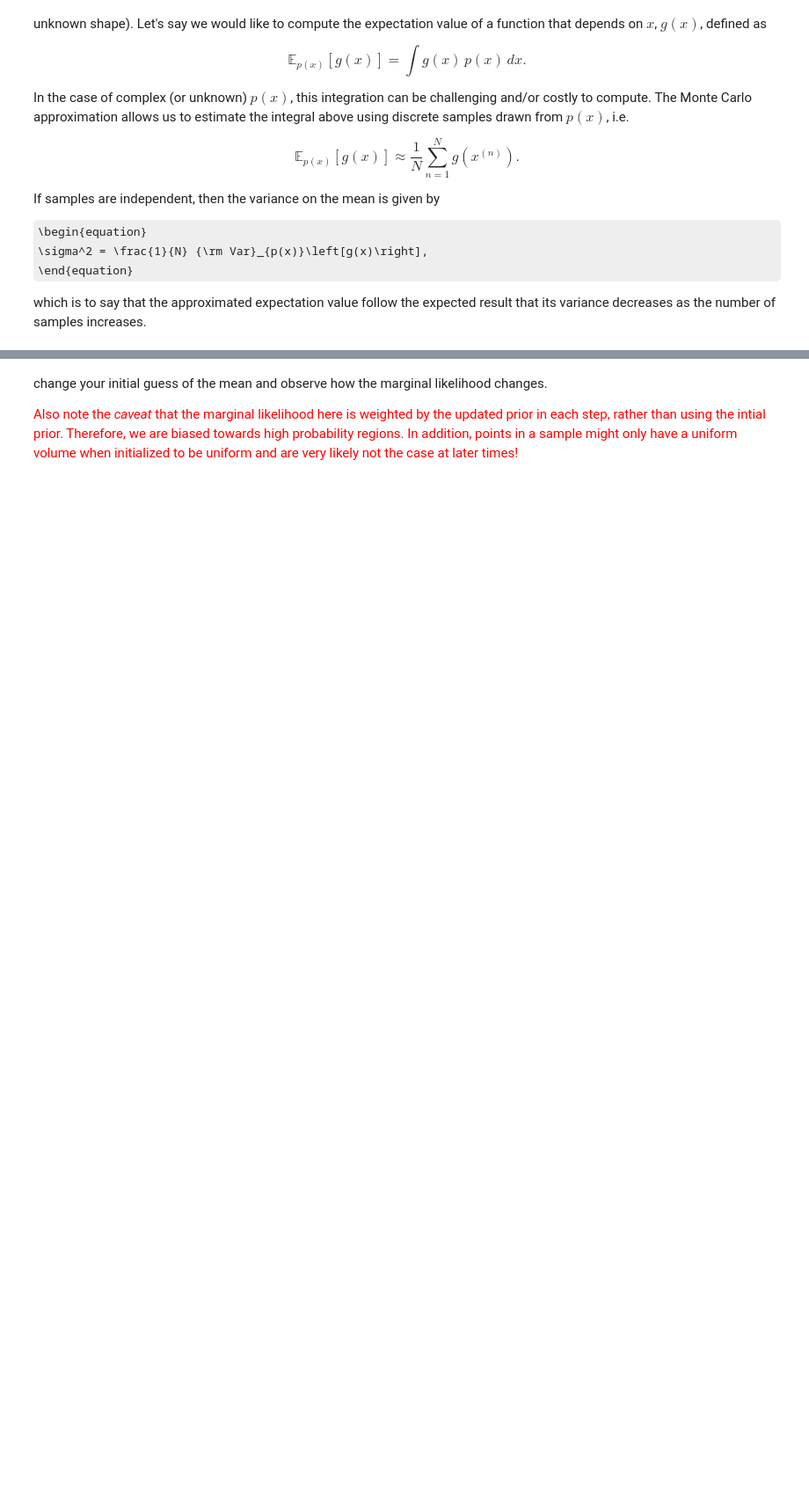
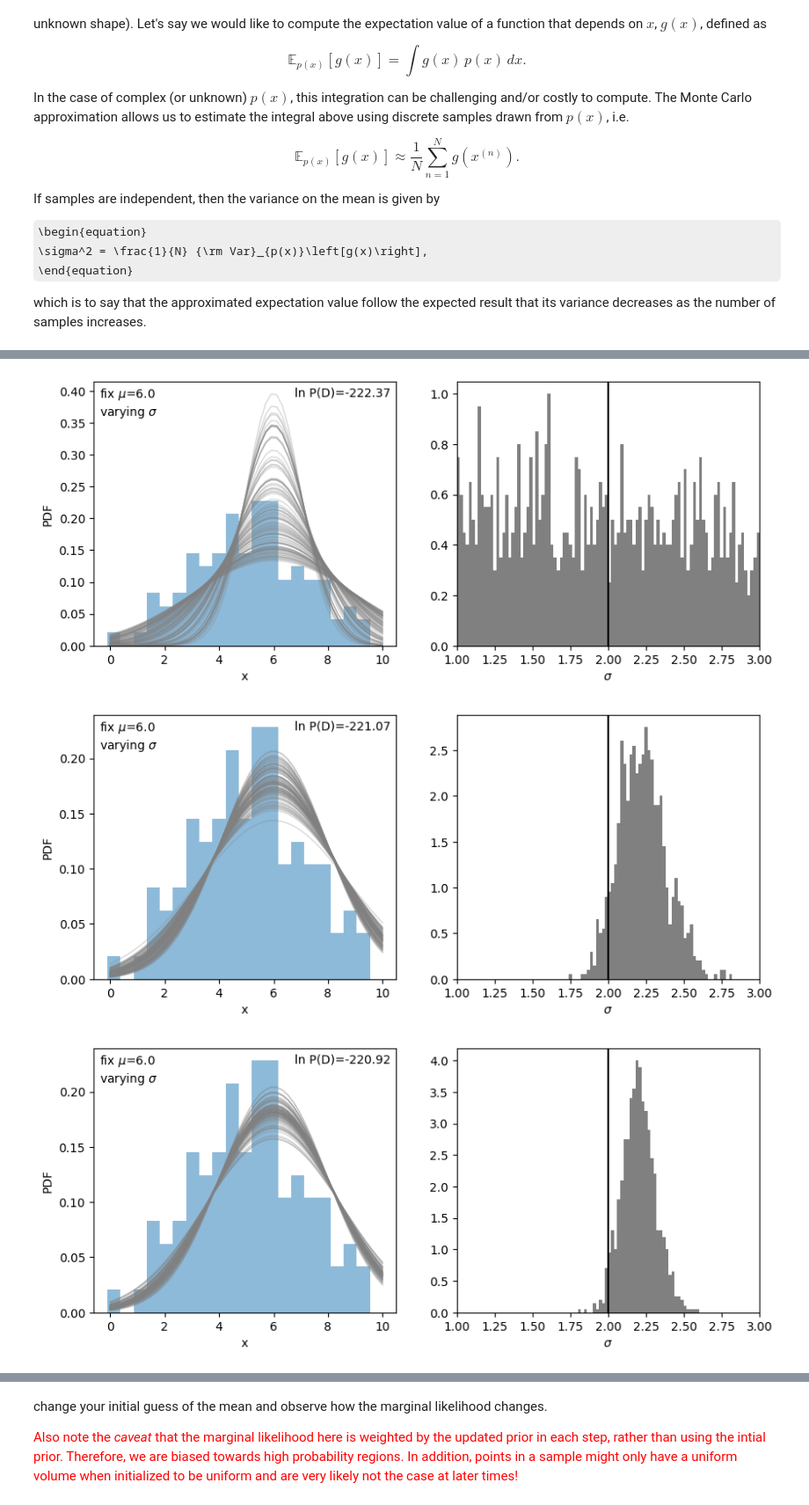
Before and after one commit to qyx268/astr4004, a Jupyter notebook: notebooks/inference-part1.ipynb, the cells around one changed output, grey strips where cells are left out. Shown at 88% size. Cells and saved outputs as stored; diff of their text form; code cells hidden in the pictures; some formulas as TeX source; blank space fills up the shorter version.

```diff
--- a/notebooks/inference-part1.ipynb
+++ b/notebooks/inference-part1.ipynb
@@ -102,7 +126,7 @@ $$
 Note that here we assume we know what the mean ($\mu$) is.
 # %%
 def likelihood(x, mean, std):
-    ...
+    return norm_pdf(x, mean, std)
 # %% [markdown]
 ## A bit of a detour - Monte Carlo
 # %% [markdown]
@@ -139,7 +163,7 @@ xs = np.linspace(0,10) # for plotting modelled distribution
 # sample parameters based on the initial prior
 prior = initial_prior
 std_samples = sample_parameters(initial_prior, std_min, std_max, num_samples)
-mean_guessed = 5
+mean_guessed = 6
 
 prior_samples        = np.zeros(num_samples)
 likelihood_samples   = np.zeros(num_samples)
@@ -149,38 +173,48 @@ posterior_samples    = np.zeros(num_samples)
 for istep in range(num_steps):
 
     # calculate prior, likelihood, marginal likelihood and posterior
-    ...
+    for i in range(num_samples):
+        prior_samples[i] = prior(std_samples[i])
+        likelihood_samples[i] = np.prod(likelihood(data, mean_guessed, std_samples[i]))
+        posterior_samples[i] = prior_samples[i] * likelihood_samples[i]
+
+    marginal_likelihoods = np.sum(likelihood_samples) / num_samples
+    posterior_samples /= marginal_likelihoods
 
     # Plot the data distrbution
     fig, axs = plt.subplots(1,2, figsize=(10,4))
     axs[0].hist(data, bins=20, alpha=0.5, density=True)
     axs[0].set_xlabel('x')
     axs[0].set_ylabel('PDF')
 
     # Randomly pick a few samples and plot our modelled distribution
     for idx in np.random.randint(0, num_samples, size=100):
         axs[0].plot(xs, norm_pdf(xs, mean_guessed, std_samples[idx]) , lw=1, alpha=0.3, c='grey')
 
     # Print the marginal likelihood
     axs[0].text(0.98, 0.98, r'ln P(D)=%.2f'%np.log(marginal_likelihoods),
                ha='right', va='top', transform=axs[0].transAxes)
     axs[0].text(0.02, 0.98, r'fix $\mu$=%.1f'%mean_guessed+'\n'+r'varying $\sigma$',
                ha='left', va='top', transform=axs[0].transAxes)
 
     # Plot the 1D distribution of model parameter
     axs[1].hist(std_samples, range=(std_min, std_max),
                 bins=100, density=True, color='grey')
 
     # Show the truth
     axs[1].axvline(std_real, color='k')
 
     axs[1].set_xlim(std_min, std_max)
     axs[1].set_xlabel(r'$\sigma$')
 
     # now consider the posterior as prior for the next inferecing step
     f_interp = interp1d(std_samples, posterior_samples, bounds_error=True)
     def prior(std):
         try: return f_interp(std)
         except: return 0
 
-    std_samples = ...
+    std_samples = sample_parameters(prior, std_min, std_max, num_samples)
+# %% [output]
+[figure, added]
+[figure, added]
+[figure, added]
```
Also changed, not shown: parts of 6 cells of this notebook, 2 other files.
